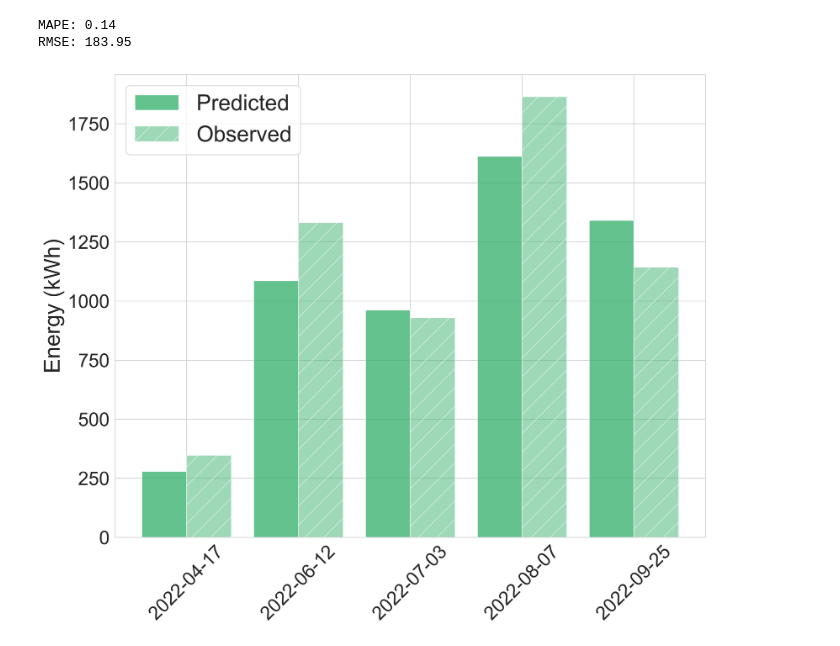
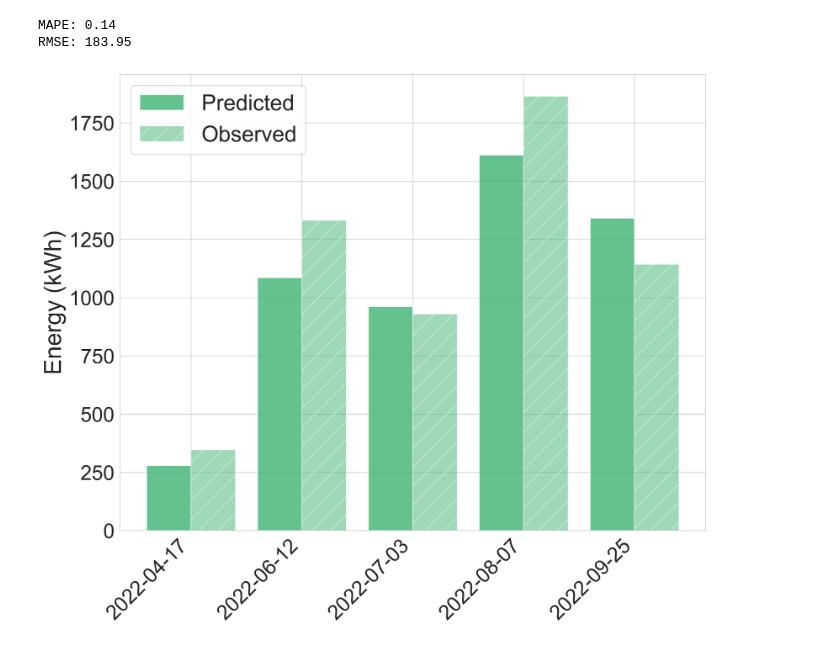
Before and after one commit to narslab/transit-electrification-futures, a Jupyter notebook: bin/jupyter/beb-validation.ipynb, the cells around one changed output. Cells and saved outputs as stored; diff of their text form; code cells hidden in the pictures.

```diff
--- a/bin/jupyter/beb-validation.ipynb
+++ b/bin/jupyter/beb-validation.ipynb
@@ -271,34 +271,34 @@ test_merged_df['Transaction Date'] = pd.to_datetime(test_merged_df['Transaction
 test_merged_df = test_merged_df.sort_values('Transaction Date')
 
 
 # Set 'ServiceDateTime' as index for plotting purposes
 test_merged_df.set_index('Transaction Date', inplace=True)
 
 # Create an array with the position of each bar along the x-axis
 x = np.arange(len(test_merged_df))
 
 # Set the width of the bars
 bar_width = 0.4
 
 plt.figure(figsize=(12, 10), dpi=400)
 
 # Plot 'Predicted' bars
 plt.bar(x - bar_width/2, test_merged_df['Energy'], width=bar_width, color='mediumseagreen', alpha=0.8, label='Predicted')
 
 # Plot 'Observed' bars
 plt.bar(x + bar_width/2, test_merged_df['trip'], width=bar_width, color='mediumseagreen', alpha=0.5, hatch='/', label='Observed')
 
 # Put the x-axis labels (ServiceDateTime) using the index values
-plt.xticks(x, test_merged_df.index.strftime('%Y-%m-%d'), rotation=45, fontsize=24)
-plt.yticks(fontsize=24)
+plt.xticks(x, test_merged_df.index.strftime('%Y-%m-%d'), rotation=45, ha='right', fontsize=26)
+plt.yticks(fontsize=26)
 
 
-plt.ylabel('Energy (kWh)', fontsize=28)
+plt.ylabel('Energy (kWh)', fontsize=30)
 plt.legend(fontsize=28)
 plt.tight_layout()
 
 # Save the figure with high resolution
 plt.savefig(r'../../figures/weekly-BEB-Oct2021-Sep2022.png', dpi=400, bbox_inches='tight')
 plt.show()
 # %% [output]
-[figure, old version]
+[figure, new version]
```
Also changed, not shown: 36 other files.
